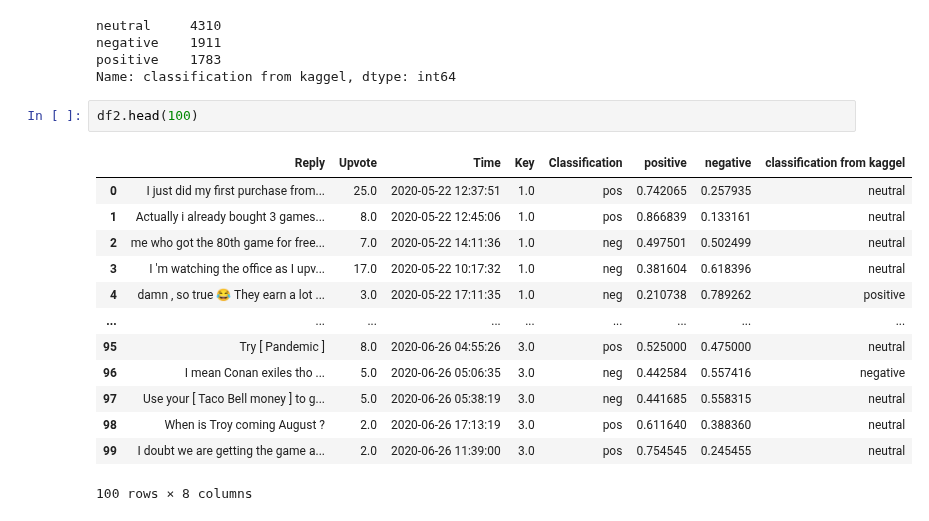
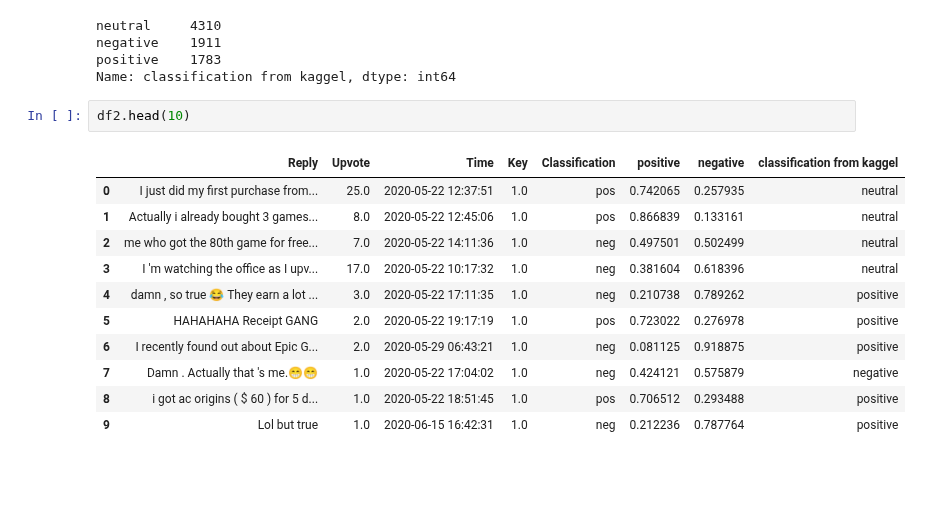
Before and after one commit to Sakyawira/Sentiment-Analysis, a Jupyter notebook: Data exploration.ipynb, the cells around one changed output. Saved outputs shown, nothing was run; the diff lists cells and outputs as text; blank space fills up the shorter version.

```diff
--- a/Data exploration.ipynb
+++ b/Data exploration.ipynb
@@ -273,18 +273,16 @@ negative    1911
 positive    1783
 Name: classification from kaggel, dtype: int64
 # %%
-df2.head(100)
+df2.head(10)
 # %% [output]
 |  | Reply | Upvote | Time | Key | Classification | positive | negative | classification from kaggel |
 | 0 | I just did my first purchase from... | 25.0 | 2020-05-22 12:37:51 | 1.0 | pos | 0.742065 | 0.257935 | neutral |
 | 1 | Actually i already bought 3 games... | 8.0 | 2020-05-22 12:45:06 | 1.0 | pos | 0.866839 | 0.133161 | neutral |
 | 2 | me who got the 80th game for free... | 7.0 | 2020-05-22 14:11:36 | 1.0 | neg | 0.497501 | 0.502499 | neutral |
 | 3 | I 'm watching the office as I upv... | 17.0 | 2020-05-22 10:17:32 | 1.0 | neg | 0.381604 | 0.618396 | neutral |
 | 4 | damn , so true 😂 They earn a lot ... | 3.0 | 2020-05-22 17:11:35 | 1.0 | neg | 0.210738 | 0.789262 | positive |
-| ... | ... | ... | ... | ... | ... | ... | ... | ... |
-| 95 | Try [ Pandemic ] | 8.0 | 2020-06-26 04:55:26 | 3.0 | pos | 0.525000 | 0.475000 | neutral |
-| 96 | I mean Conan exiles tho ... | 5.0 | 2020-06-26 05:06:35 | 3.0 | neg | 0.442584 | 0.557416 | negative |
-| 97 | Use your [ Taco Bell money ] to g... | 5.0 | 2020-06-26 05:38:19 | 3.0 | neg | 0.441685 | 0.558315 | neutral |
-| 98 | When is Troy coming August ? | 2.0 | 2020-06-26 17:13:19 | 3.0 | pos | 0.611640 | 0.388360 | neutral |
-| 99 | I doubt we are getting the game a... | 2.0 | 2020-06-26 11:39:00 | 3.0 | pos | 0.754545 | 0.245455 | neutral |
+| 5 | HAHAHAHA Receipt GANG | 2.0 | 2020-05-22 19:17:19 | 1.0 | pos | 0.723022 | 0.276978 | positive |
+| 6 | I recently found out about Epic G... | 2.0 | 2020-05-29 06:43:21 | 1.0 | neg | 0.081125 | 0.918875 | positive |
+| 7 | Damn . Actually that 's me.😁😁 | 1.0 | 2020-05-22 17:04:02 | 1.0 | neg | 0.424121 | 0.575879 | negative |
+| 8 | i got ac origins ( $ 60 ) for 5 d... | 1.0 | 2020-05-22 18:51:45 | 1.0 | pos | 0.706512 | 0.293488 | positive |
+| 9 | Lol but true | 1.0 | 2020-06-15 16:42:31 | 1.0 | neg | 0.212236 | 0.787764 | positive |
-100 rows × 8 columns
```
